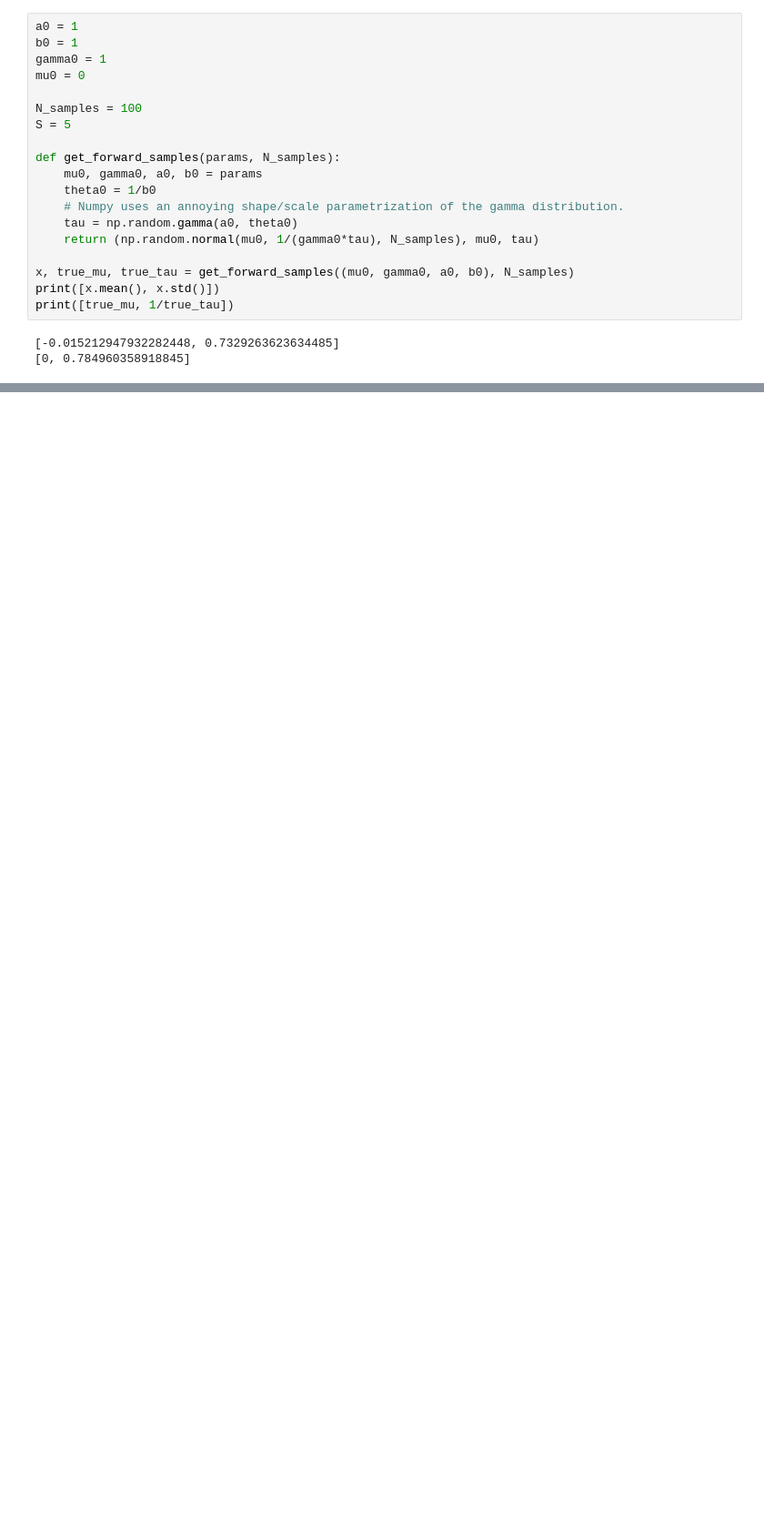
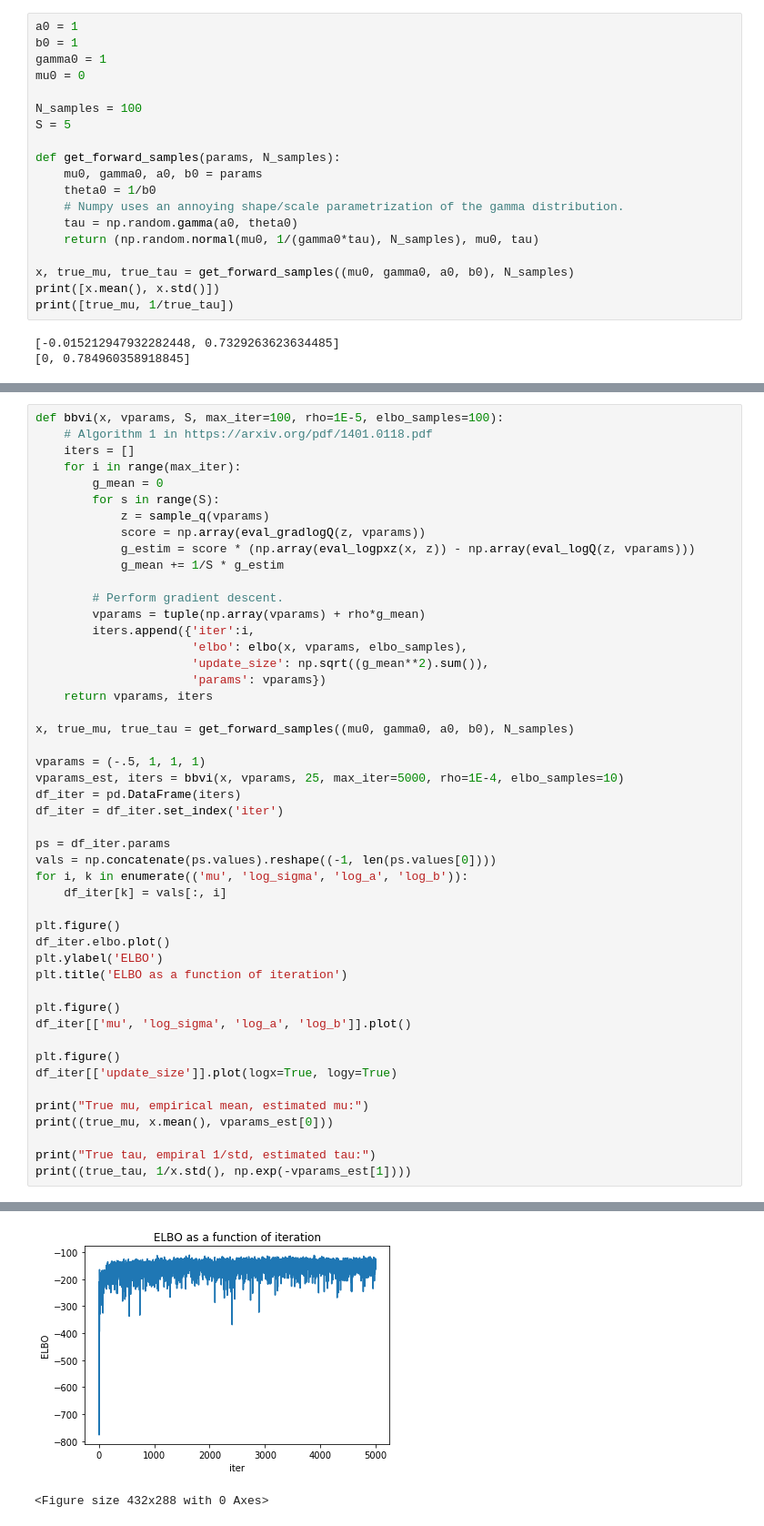
Before and after one commit to patrickmineault/deep-generative-models, a Jupyter notebook: w2-implementation.ipynb, the cells around one changed output, grey strips where cells are left out. Shown at 91% size. Cells and saved outputs as stored; diff of their text form; blank space fills up the shorter version.

```diff
--- a/w2-implementation.ipynb
+++ b/w2-implementation.ipynb
@@ -103,0 +147,49 @@ Our ELBO looks pretty reasonable - it's higher when the value of the variational
+# %%
+def bbvi(x, vparams, S, max_iter=100, rho=1E-5, elbo_samples=100):
+    # Algorithm 1 in https://arxiv.org/pdf/1401.0118.pdf
+    iters = []
+    for i in range(max_iter):
+        g_mean = 0
+        for s in range(S):
+            z = sample_q(vparams)
+            score = np.array(eval_gradlogQ(z, vparams))
+            g_estim = score * (np.array(eval_logpxz(x, z)) - np.array(eval_logQ(z, vparams)))
+            g_mean += 1/S * g_estim
+
+        # Perform gradient descent.
+        vparams = tuple(np.array(vparams) + rho*g_mean)
+        iters.append({'iter':i,
+                      'elbo': elbo(x, vparams, elbo_samples),
+                      'update_size': np.sqrt((g_mean**2).sum()),
+                      'params': vparams})
+    return vparams, iters
+
+x, true_mu, true_tau = get_forward_samples((mu0, gamma0, a0, b0), N_samples)
+
+vparams = (-.5, 1, 1, 1)
+vparams_est, iters = bbvi(x, vparams, 25, max_iter=5000, rho=1E-4, elbo_samples=10)
+df_iter = pd.DataFrame(iters)
+df_iter = df_iter.set_index('iter')
+
+ps = df_iter.params
+vals = np.concatenate(ps.values).reshape((-1, len(ps.values[0])))
+for i, k in enumerate(('mu', 'log_sigma', 'log_a', 'log_b')):
+    df_iter[k] = vals[:, i]
+
+plt.figure()
+df_iter.elbo.plot()
+plt.ylabel('ELBO')
+plt.title('ELBO as a function of iteration')
+
+plt.figure()
+df_iter[['mu', 'log_sigma', 'log_a', 'log_b']].plot()
+
+plt.figure()
+df_iter[['update_size']].plot(logx=True, logy=True)
+
+print("True mu, empirical mean, estimated mu:")
+print((true_mu, x.mean(), vparams_est[0]))
+
+print("True tau, empiral 1/std, estimated tau:")
+print((true_tau, 1/x.std(), np.exp(-vparams_est[1])))
+# %% [output]
@@ -103,0 +200,2 @@ Our ELBO looks pretty reasonable - it's higher when the value of the variational
+[figure, added]
+<Figure size 432x288 with 0 Axes>
```
Also changed, not shown: parts of 7 cells of this notebook.
